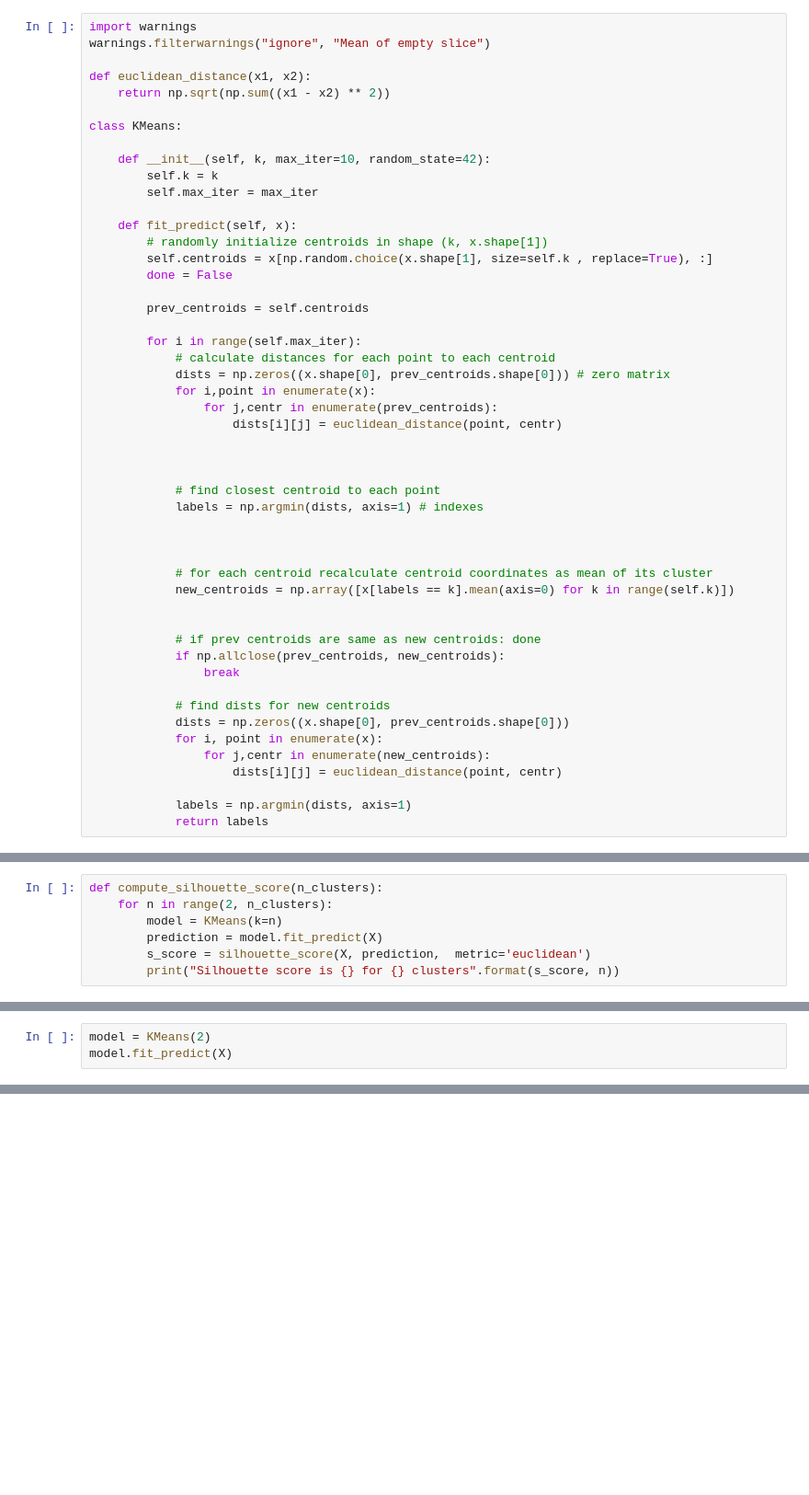
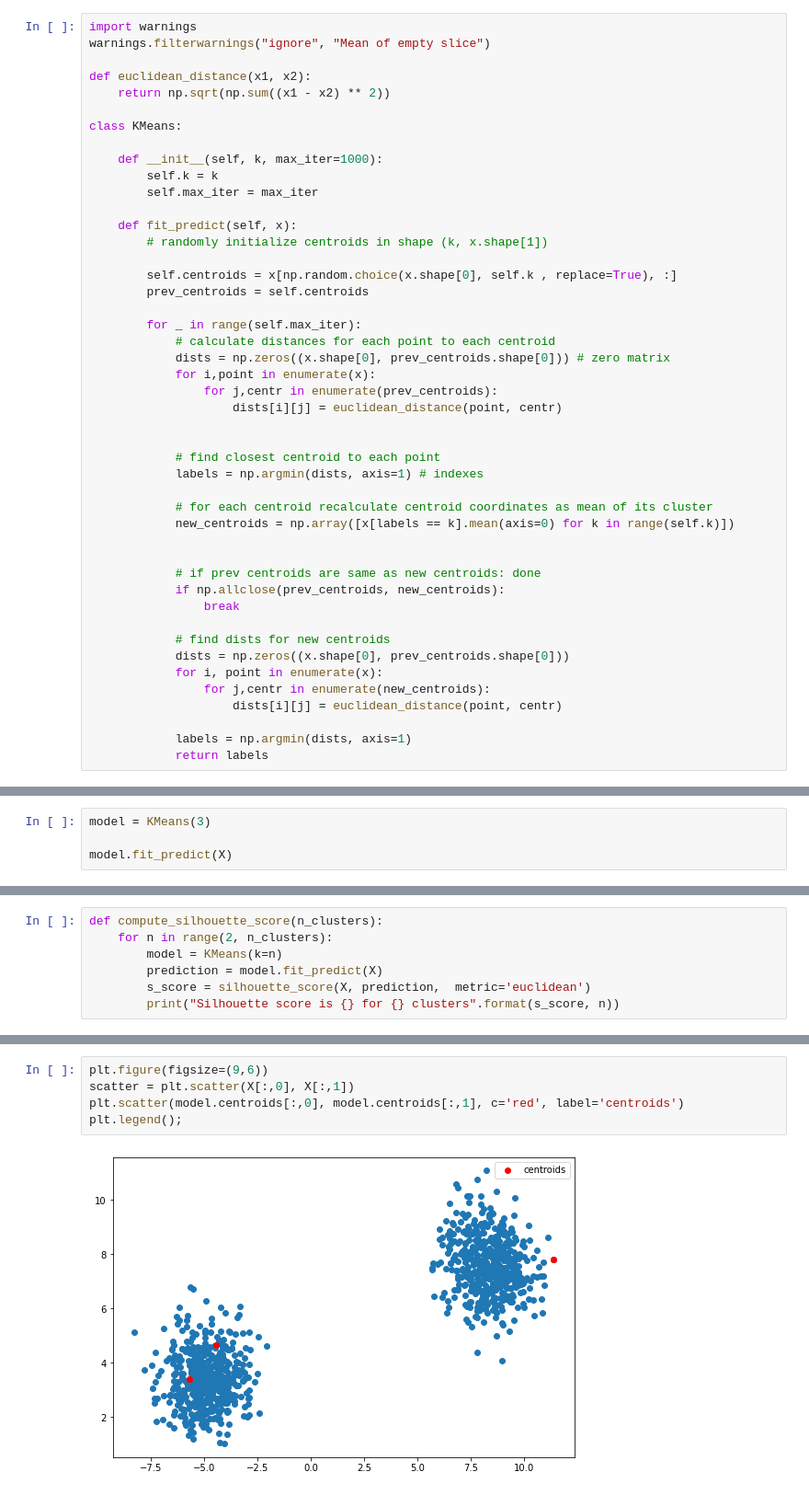
Before and after one commit to AnnaTokareff/repo_for_ML, a Jupyter notebook: Kmeans_HW.ipynb, the cells around one changed output, grey strips where cells are left out. Shown at 92% size. Saved outputs shown, nothing was run; the diff lists cells and outputs as text; blank space fills up the shorter version.

```diff
--- a/Kmeans_HW.ipynb
+++ b/Kmeans_HW.ipynb
@@ -23,18 +25,17 @@ def euclidean_distance(x1, x2):
 
 class KMeans:
 
-    def __init__(self, k, max_iter=10, random_state=42):
+    def __init__(self, k, max_iter=1000):
         self.k = k
         self.max_iter = max_iter
 
     def fit_predict(self, x):
         # randomly initialize centroids in shape (k, x.shape[1])
-        self.centroids = x[np.random.choice(x.shape[1], size=self.k , replace=True), :]
-        done = False
 
+        self.centroids = x[np.random.choice(x.shape[0], self.k , replace=True), :]
         prev_centroids = self.centroids
 
-        for i in range(self.max_iter):
+        for _ in range(self.max_iter):
             # calculate distances for each point to each centroid
             dists = np.zeros((x.shape[0], prev_centroids.shape[0])) # zero matrix
             for i,point in enumerate(x):
@@ -42,11 +43,8 @@ class KMeans:
                     dists[i][j] = euclidean_distance(point, centr)
 
 
-
             # find closest centroid to each point
             labels = np.argmin(dists, axis=1) # indexes
-
-
 
             # for each centroid recalculate centroid coordinates as mean of its cluster
             new_centroids = np.array([x[labels == k].mean(axis=0) for k in range(self.k)])
@@ -68,3 +66,7 @@ class KMeans:
 # Проведите поиск гиперпараметра с помощью Silluhete score
 # %%
 from sklearn.metrics import silhouette_score, silhouette_samples
+# %%
+model = KMeans(3)
+
+model.fit_predict(X)
@@ -82,3 +109,0 @@ Silhouette score is 0.8252458901491531 for 2 clusters
-# %%
-model = KMeans(2)
-model.fit_predict(X)
@@ -102,0 +110,7 @@ array([1, 0, 0, 0, 0, 0, 0, 1, 0, 1, 0, 0, 0, 1, 0, 1, 0, 0, 1, 1, 1, 0,
+# %%
+plt.figure(figsize=(9,6))
+scatter = plt.scatter(X[:,0], X[:,1])
+plt.scatter(model.centroids[:,0], model.centroids[:,1], c='red', label='centroids')
+plt.legend();
+# %% [output]
+[figure, added]
```
Also changed, not shown: parts of 6 cells of this notebook.
